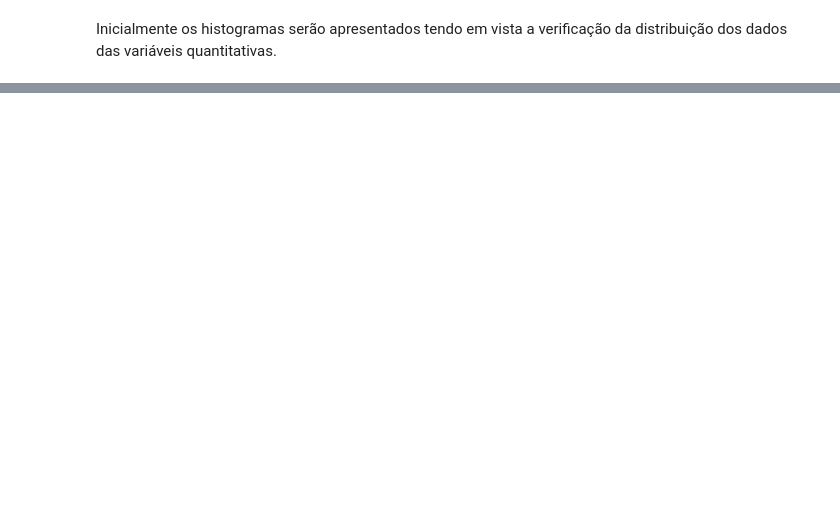
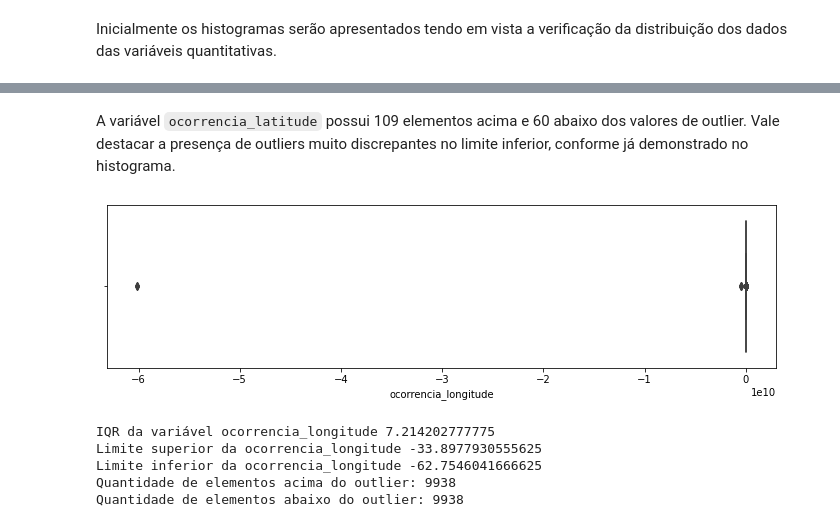
Before and after one commit to guilherme-beserra/TCC---PUC-Minas, a Jupyter notebook: Classificação_para_predição_de_vítima_fatal_em_acidente_aéreo.ipynb, the cells around one changed output, grey strips where cells are left out. Saved outputs shown, nothing was run; the diff lists cells and outputs as text; code cells hidden in the pictures; blank space fills up the shorter version.

```diff
--- a/Classificação_para_predição_de_vítima_fatal_em_acidente_aéreo.ipynb
+++ b/Classificação_para_predição_de_vítima_fatal_em_acidente_aéreo.ipynb
@@ -1026,0 +1116,12 @@ Limite inferior de total_aeronaves_envolvidas:  1.0
+# %% [markdown]
+A variável ``ocorrencia_latitude`` possui 109 elementos acima e 60 abaixo dos valores de outlier. Vale destacar a presença de outliers muito discrepantes no limite inferior, conforme já demonstrado no histograma.
+# %%
+# mostrando resumo para "ocorrencia_longitude"
+mostra_resumo_outliers(df_unificada_clean['ocorrencia_longitude'])
+# %% [output]
+[figure, added]
+IQR da variável ocorrencia_longitude 7.214202777775
+Limite superior da ocorrencia_longitude -33.8977930555625
+Limite inferior da ocorrencia_longitude -62.7546041666625
+Quantidade de elementos acima do outlier: 9938
+Quantidade de elementos abaixo do outlier: 9938
```
Also changed, not shown: parts of 114 cells of this notebook.
